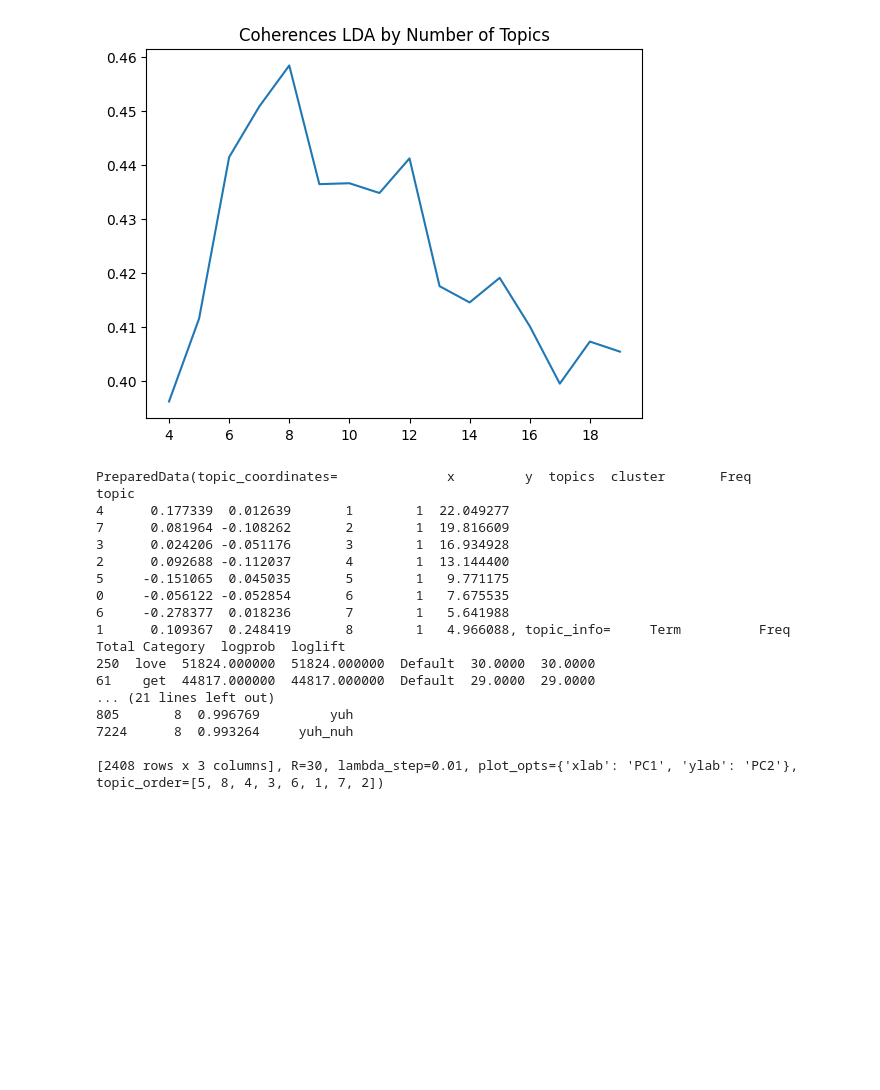
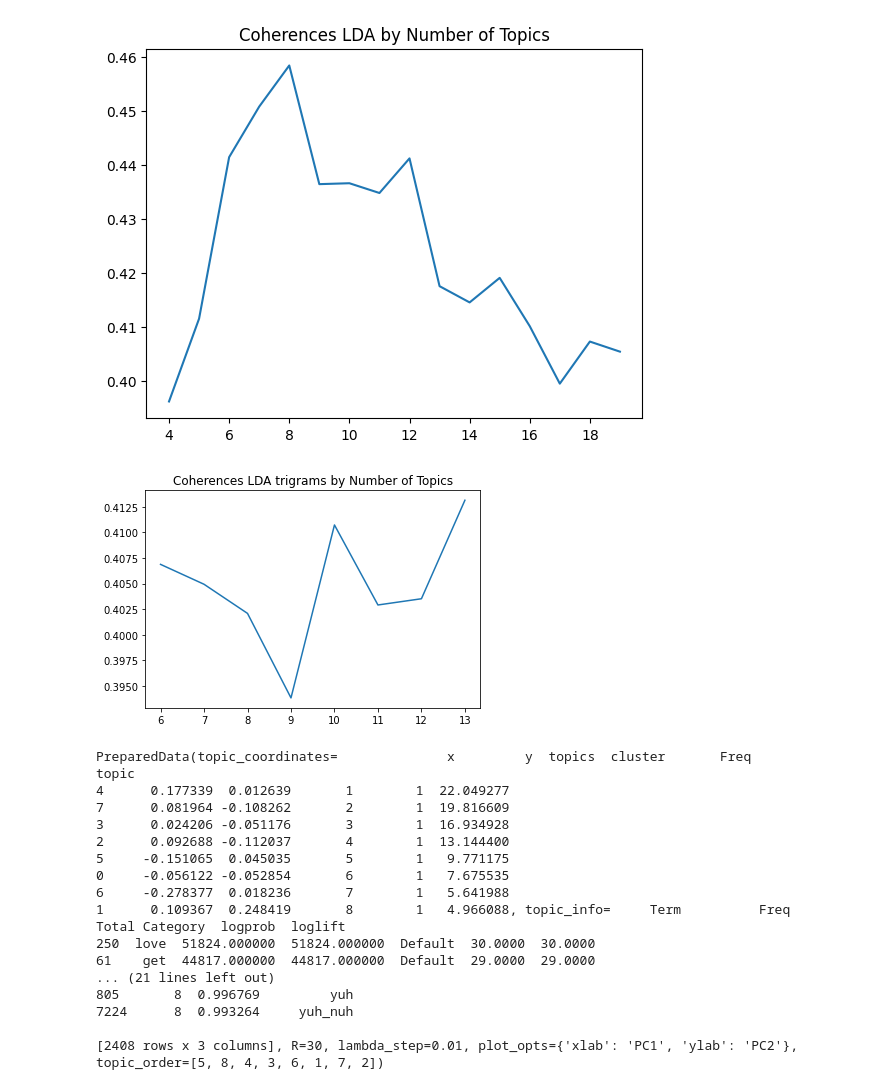
Before and after one commit to JoshuaGottlieb/NLP-Genre-Classification, a Jupyter notebook: notebooks/EDA.ipynb, the cells around one changed output. Cells and saved outputs as stored; diff of their text form; code cells hidden in the pictures; blank space fills up the shorter version.

```diff
--- a/notebooks/EDA.ipynb
+++ b/notebooks/EDA.ipynb
@@ -33,9 +36,2 @@ X_train, X_test, y_train, y_test = train_test_split(df.lyrics.to_frame(), df.gen
 # %% [markdown]
 ## Vectorization
-# %%
-X_train_gensim, X_test_gensim, corpus, texts, dct = obtain_gensim_bag_of_words(X_train, X_test)
-# picklify(X_train_gensim, '../data/cleaned/X_train_gensim.pickle')
-# picklify(X_test_gensim, '../data/cleaned/X_test_gensim.pickle')
-# picklify(corpus, '../data/cleaned/gensim_corpus.pickle')
-# picklify(texts, '../data/cleaned/gensim_texts.pickle')
-# picklify(dct, '../data/cleaned/gensim_dictionary.pickle')
@@ -46,0 +38,6 @@ X_train_gensim, X_test_gensim, corpus, texts, dct = obtain_gensim_bag_of_words(X
+# %%
+texts, phrasers, corpora, dictionaries = create_gensim_dictionaries(X_train, X_test, n_gram_depth = 4)
+picklify(texts, '../data/gensim/gensim_texts.pickle')
+picklify(phrasers, '../data/gensim/gensim_phrasers.pickle')
+picklify(corpora, '../data/gensim/gensim_corpora.pickle')
+picklify(dictionaries, '../data/gensim/gensim_dictionaries.pickle')
@@ -84,5 +96,19 @@ plt.plot([i[0] for i in coherences_lda], [i[1] for i in coherences_lda])
 plt.title('Coherences LDA by Number of Topics');
 # %% [output]
 [figure]
+# %%
+coherences_lda_trigrams = []
+with parallel_backend('loky', n_jobs = -1):
+    for i in range(6,14):
+        lda = LdaModel(corpora[1], num_topics = i, random_state = 42)
+        cm = CoherenceModel(model = lda, corpus = corpora[1], texts = texts[1],
+                            dictionary = dictionaries[1], coherence = 'c_v')
+        coherence = cm.get_coherence()  # get coherence value
+        coherences_lda_trigrams.append((i, coherence))
+# %%
+plt.plot([i[0] for i in coherences_lda_trigrams], [i[1] for i in coherences_lda_trigrams])
+plt.title('Coherences LDA trigrams by Number of Topics');
+# %% [output]
+[figure, added]
 # %%
 lda_best = LdaModel(corpus, num_topics = 8, random_state = 42)
```
Also changed, not shown: parts of 15 cells of this notebook, 5 other files.
